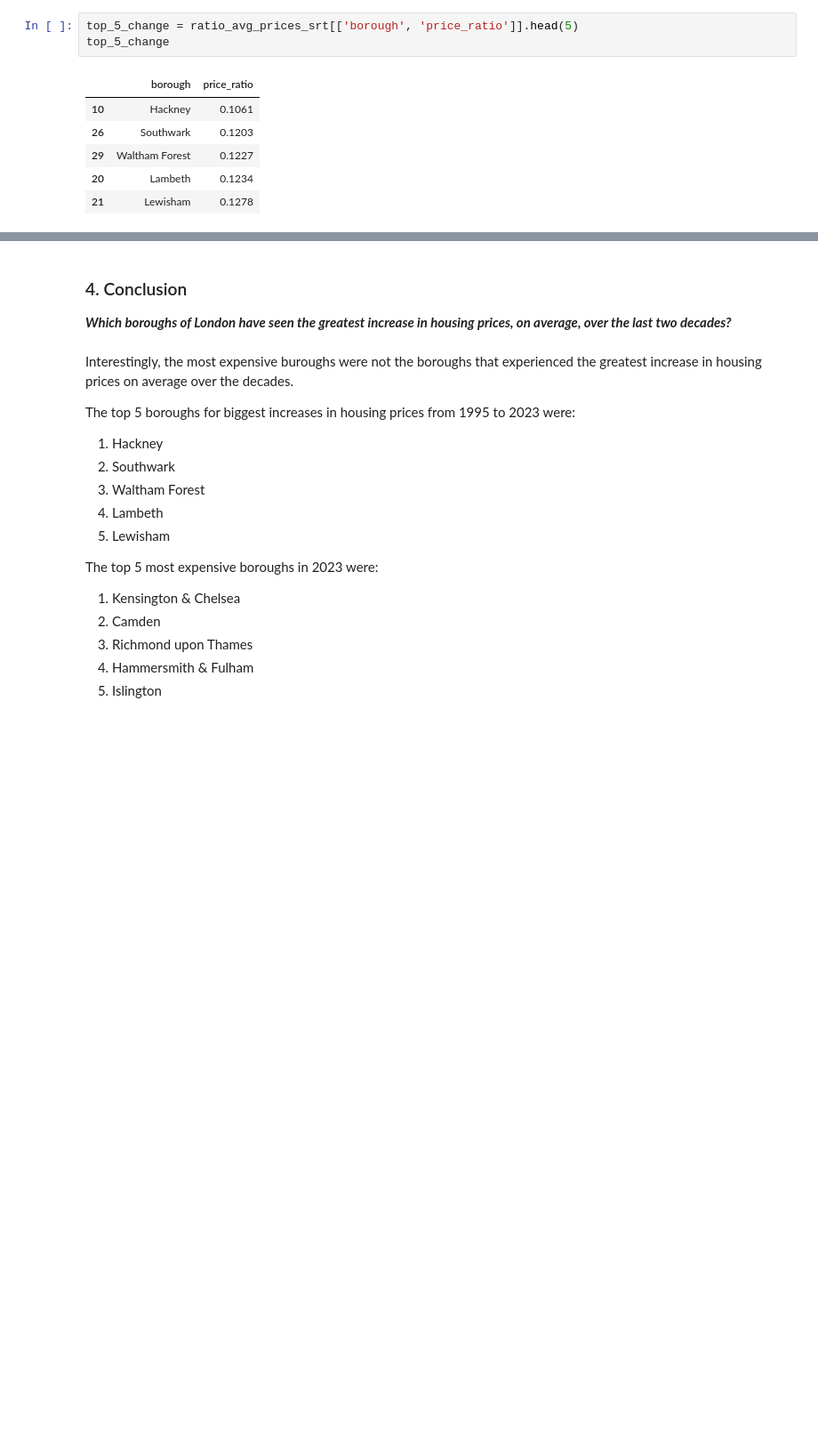
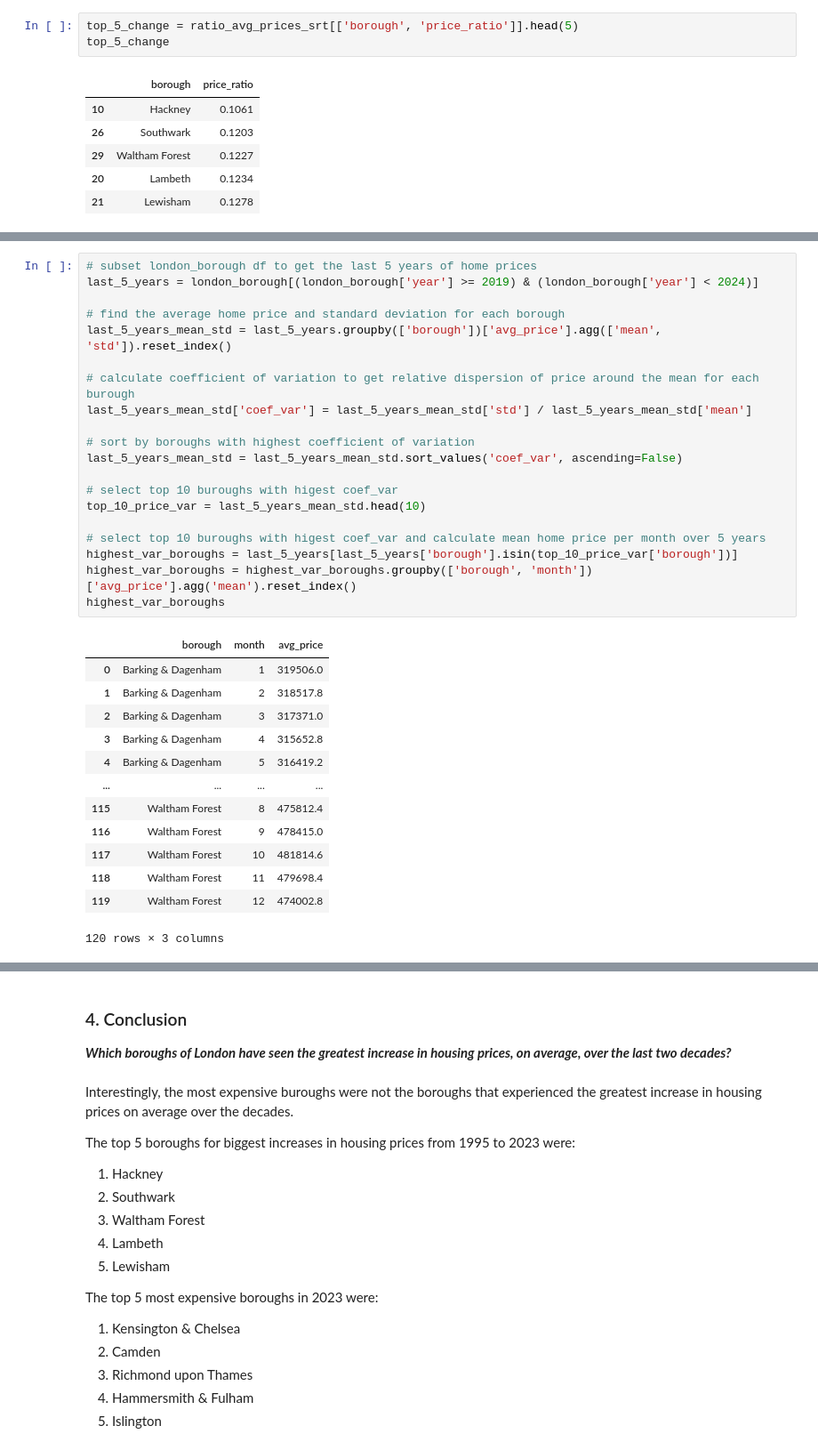
Before and after one commit to dezertdweller/springboard-data-science-projects, a Jupyter notebook: london-housing-analysis.ipynb, the cells around one changed output, grey strips where cells are left out. Shown at 89% size. Saved outputs shown, nothing was run; the diff lists cells and outputs as text; blank space fills up the shorter version.

```diff
--- a/london-housing-analysis.ipynb
+++ b/london-housing-analysis.ipynb
@@ -690,0 +731,34 @@ print(affordable_homes, expensive_homes)
+# %%
+# subset london_borough df to get the last 5 years of home prices
+last_5_years = london_borough[(london_borough['year'] >= 2019) & (london_borough['year'] < 2024)]
+
+# find the average home price and standard deviation for each borough
+last_5_years_mean_std = last_5_years.groupby(['borough'])['avg_price'].agg(['mean', 'std']).reset_index()
+
+# calculate coefficient of variation to get relative dispersion of price around the mean for each burough
+last_5_years_mean_std['coef_var'] = last_5_years_mean_std['std'] / last_5_years_mean_std['mean']
+
+# sort by boroughs with highest coefficient of variation
+last_5_years_mean_std = last_5_years_mean_std.sort_values('coef_var', ascending=False)
+
+# select top 10 buroughs with higest coef_var
+top_10_price_var = last_5_years_mean_std.head(10)
+
+# select top 10 buroughs with higest coef_var and calculate mean home price per month over 5 years
+highest_var_boroughs = last_5_years[last_5_years['borough'].isin(top_10_price_var['borough'])]
+highest_var_boroughs = highest_var_boroughs.groupby(['borough', 'month'])['avg_price'].agg('mean').reset_index()
+highest_var_boroughs
+# %% [output]
+|  | borough | month | avg_price |
+| 0 | Barking & Dagenham | 1 | 319506.0 |
+| 1 | Barking & Dagenham | 2 | 318517.8 |
+| 2 | Barking & Dagenham | 3 | 317371.0 |
+| 3 | Barking & Dagenham | 4 | 315652.8 |
+| 4 | Barking & Dagenham | 5 | 316419.2 |
+| ... | ... | ... | ... |
+| 115 | Waltham Forest | 8 | 475812.4 |
+| 116 | Waltham Forest | 9 | 478415.0 |
+| 117 | Waltham Forest | 10 | 481814.6 |
+| 118 | Waltham Forest | 11 | 479698.4 |
+| 119 | Waltham Forest | 12 | 474002.8 |
+120 rows × 3 columns
```
Also changed, not shown: parts of 13 cells of this notebook.
